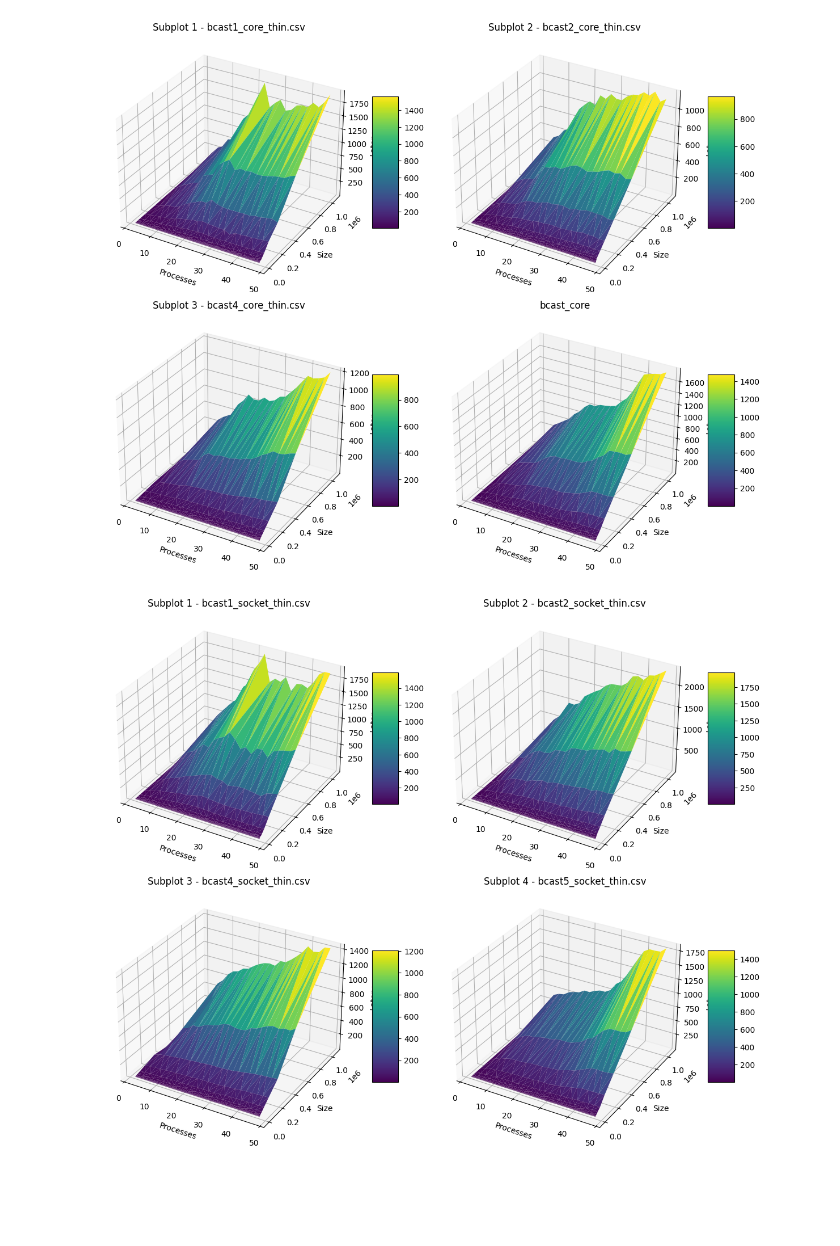
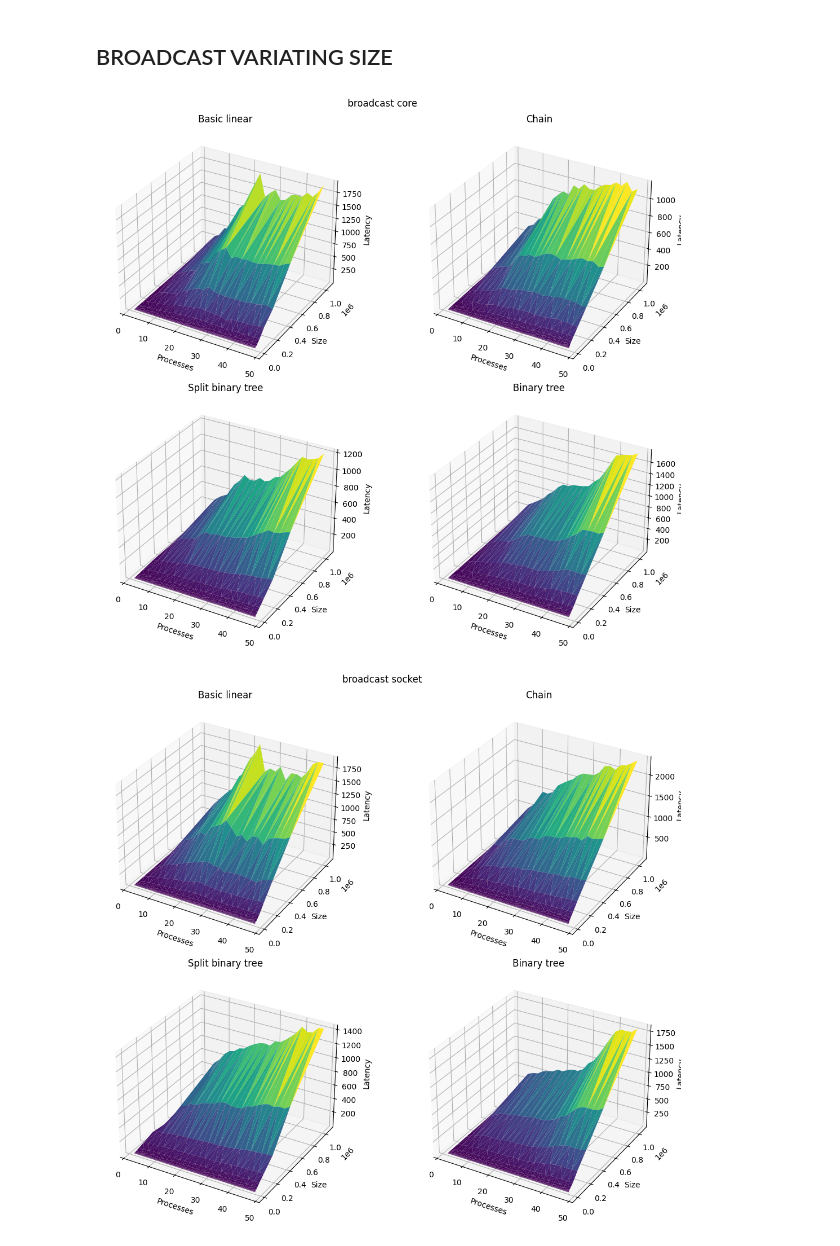
Before and after one commit to EdoardoZappia/HPC_ex, a Jupyter notebook: HPC_ex1/osu-micro-benchmarks-7.3/c/mpi/collective/blocking/analisys_ex1.ipynb, the cells around one changed output. Cells and saved outputs as stored; diff of their text form; code cells hidden in the pictures; blank space fills up the shorter version.

```diff
--- a/HPC_ex1/osu-micro-benchmarks-7.3/c/mpi/collective/blocking/analisys_ex1.ipynb
+++ b/HPC_ex1/osu-micro-benchmarks-7.3/c/mpi/collective/blocking/analisys_ex1.ipynb
@@ -68,29 +4,0 @@ plt.show()
-# %%
-# Leggi il file CSV utilizzando Pandas
-data = pd.read_csv("/Users/edoardozappia/Documents/GitHub/HPC_ex/HPC_ex1/osu-micro-benchmarks-7.3/c/mpi/collective/blocking/bcast4_core_thin.csv")
-
-# Estrai le colonne
-x = data["Processes"]
-y = data["Size"]
-z = data["Latency"]
-
-# Crea la figura 3D
-fig = plt.figure(figsize=(10, 6))
-ax = fig.add_subplot(111, projection='3d')
-
-# Plotta i dati come una superficie heatmap
-surf = ax.plot_trisurf(x, y, z, cmap='viridis', edgecolor='none')
-
-# Aggiungi una barra dei colori
-fig.colorbar(surf, ax=ax, shrink=0.5, aspect=5)
-
-# Etichette degli assi
-ax.set_xlabel('Processes')
-ax.set_ylabel('Size')
-ax.set_zlabel('Latency')
-
-# Titolo del grafico
-ax.set_title('bcast1_core_thin (Heatmap)')
-
-# Mostra il grafico
-plt.show()
@@ -99,8 +5,6 @@ plt.show()
+# %% [markdown]
+## BROADCAST VARIATING SIZE
 # %%
-import pandas as pd
-import matplotlib.pyplot as plt
-from mpl_toolkits.mplot3d import Axes3D
-
 # Lista dei percorsi dei file CSV
 file_paths = [
     "/Users/edoardozappia/Documents/GitHub/HPC_ex/HPC_ex1/osu-micro-benchmarks-7.3/c/mpi/collective/blocking/bcast1_core_thin.csv",
@@ -110,41 +14,43 @@ file_paths = [
 
 ]
 
 # Crea la figura e i subplot
 fig, axs = plt.subplots(2, 2, figsize=(12, 10), subplot_kw={'projection': '3d'})
 
 # Plotta i dati per ogni file CSV in ogni subplot
 for i, file_path in enumerate(file_paths):
     # Leggi i dati dal file CSV
     data = pd.read_csv(file_path)
 
     # Estrai le colonne
     x = data["Processes"]
     y = data["Size"]
     z = data["Latency"]
 
     # Ottieni gli indici di riga e colonna per il subplot corrente
     row_index = i // 2
     col_index = i % 2
 
     # Plotta i dati nel subplot corrispondente
     surf = axs[row_index, col_index].plot_trisurf(x, y, z, cmap='viridis', edgecolor='none')
-    fig.colorbar(surf, ax=axs[row_index, col_index], shrink=0.5, aspect=5)
+    #fig.colorbar(surf, ax=axs[row_index, col_index], shrink=0.5, aspect=5)
     axs[row_index, col_index].set_xlabel('Processes')
     axs[row_index, col_index].set_ylabel('Size')
     axs[row_index, col_index].set_zlabel('Latency')
-    axs[row_index, col_index].set_title(f'Subplot {i+1} - {file_path.split("/")[-1]}')
+    #axs[row_index, col_index].set_title(f'Subplot {i+1} - {file_path.split("/")[-1]}')
+axs[0,0].set_title('Basic linear')
+axs[0,1].set_title('Chain')
+axs[1,0].set_title('Split binary tree')
+axs[1,1].set_title('Binary tree')
 
+fig.suptitle('broadcast core')
+#plt.title('bcast core')
 # Mostra la figura
 plt.tight_layout()
 plt.show()
 # %% [output]
-[figure, old version]
+[figure, new version]
 # %%
-import pandas as pd
-import matplotlib.pyplot as plt
-from mpl_toolkits.mplot3d import Axes3D
-
 # Lista dei percorsi dei file CSV
 file_paths = [
     "/Users/edoardozappia/Documents/GitHub/HPC_ex/HPC_ex1/osu-micro-benchmarks-7.3/c/mpi/collective/blocking/bcast1_socket_thin.csv",
@@ -173,14 +79,21 @@ for i, file_path in enumerate(file_paths):
 
     # Plotta i dati nel subplot corrispondente
     surf = axs[row_index, col_index].plot_trisurf(x, y, z, cmap='viridis', edgecolor='none')
-    fig.colorbar(surf, ax=axs[row_index, col_index], shrink=0.5, aspect=5)
+    #fig.colorbar(surf, ax=axs[row_index, col_index], shrink=0.5, aspect=5)
     axs[row_index, col_index].set_xlabel('Processes')
     axs[row_index, col_index].set_ylabel('Size')
     axs[row_index, col_index].set_zlabel('Latency')
-    axs[row_index, col_index].set_title(f'Subplot {i+1} - {file_path.split("/")[-1]}')
+    #axs[row_index, col_index].set_title(f'Subplot {i+1} - {file_path.split("/")[-1]}')
+
+axs[0,0].set_title('Basic linear')
+axs[0,1].set_title('Chain')
+axs[1,0].set_title('Split binary tree')
+axs[1,1].set_title('Binary tree')
+
+fig.suptitle('broadcast socket')
 
 # Mostra la figura
 plt.tight_layout()
 plt.show()
 # %% [output]
-[figure, old version]
+[figure, new version]
```
Also changed, not shown: parts of 17 cells of this notebook, 10 other files.
